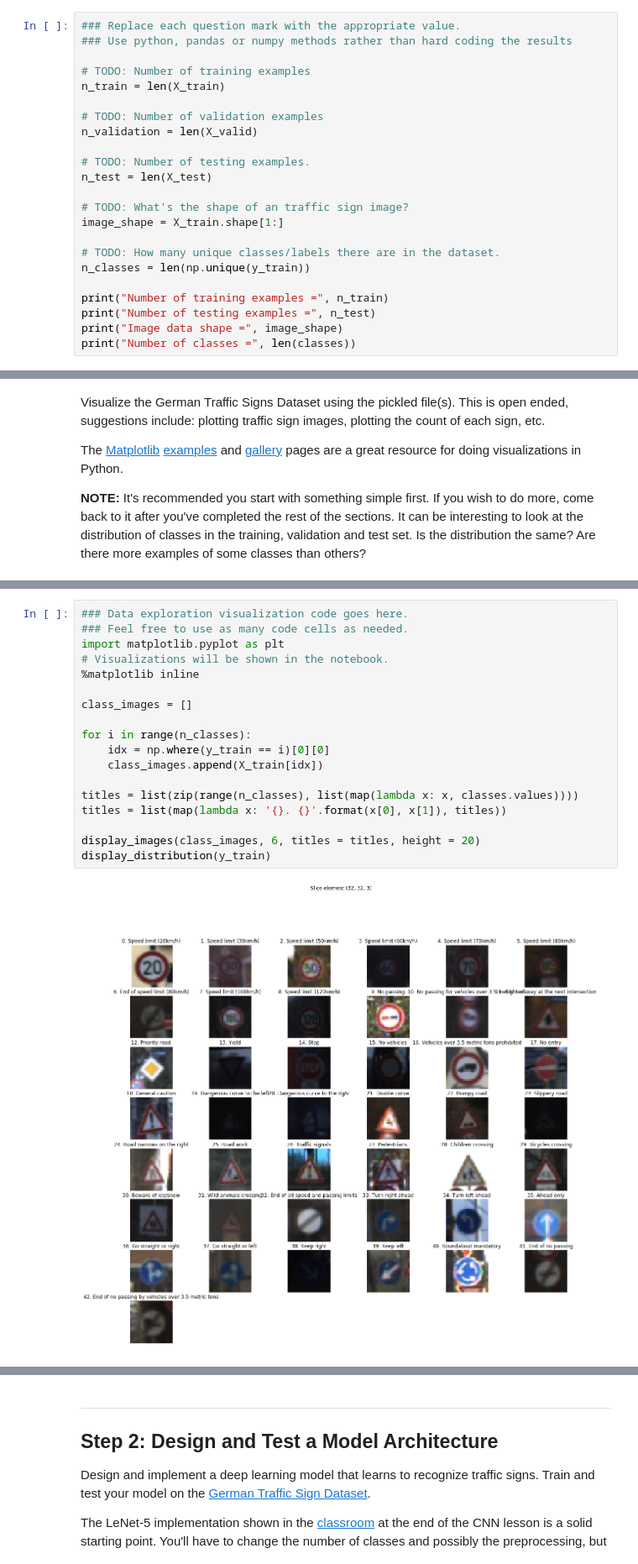
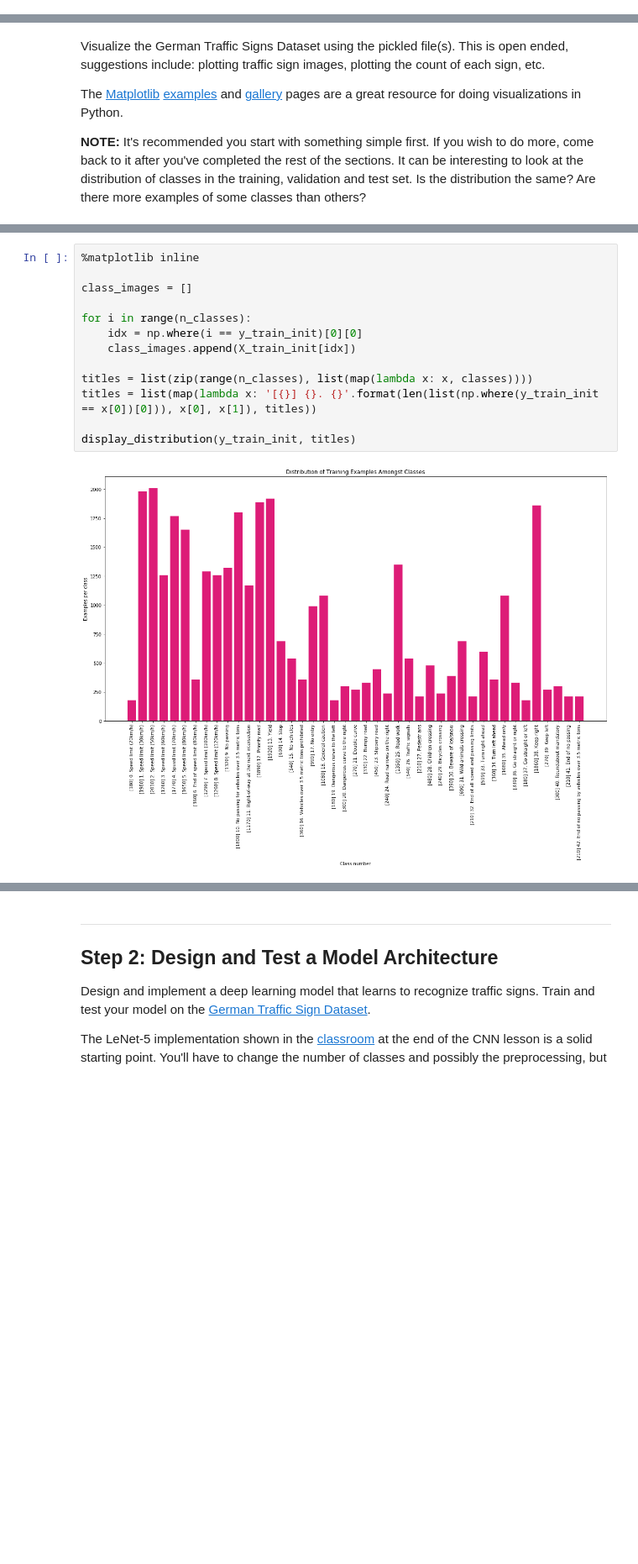
Before and after one commit to dmytronasyrov/CarND-Traffic-Sign-Classifier-Project, a Jupyter notebook: Traffic_Sign_Classifier.ipynb, the cells around one changed output, grey strips where cells are left out. Shown at 84% size. Drawn from its saved outputs; the diff is of its cells as text; blank space fills up the shorter version.

```diff
--- a/Traffic_Sign_Classifier.ipynb
+++ b/Traffic_Sign_Classifier.ipynb
@@ -150,26 +174,3 @@ The pickled data is a dictionary with 4 key/value pairs:
 Complete the basic data summary below. Use python, numpy and/or pandas methods to calculate the data summary rather than hard coding the results. For example, the [pandas shape method](http://pandas.pydata.org/pandas-docs/stable/generated/pandas.DataFrame.shape.html) might be useful for calculating some of the summary results.
 # %% [markdown]
 ### Provide a Basic Summary of the Data Set Using Python, Numpy and/or Pandas
-# %%
-### Replace each question mark with the appropriate value.
-### Use python, pandas or numpy methods rather than hard coding the results
-
-# TODO: Number of training examples
-n_train = len(X_train)
-
-# TODO: Number of validation examples
-n_validation = len(X_valid)
-
-# TODO: Number of testing examples.
-n_test = len(X_test)
-
-# TODO: What's the shape of an traffic sign image?
-image_shape = X_train.shape[1:]
-
-# TODO: How many unique classes/labels there are in the dataset.
-n_classes = len(np.unique(y_train))
-
-print("Number of training examples =", n_train)
-print("Number of testing examples =", n_test)
-print("Image data shape =", image_shape)
-print("Number of classes =", len(classes))
@@ -189,20 +219,15 @@ The [Matplotlib](http://matplotlib.org/) [examples](http://matplotlib.org/exampl
 # %%
-### Data exploration visualization code goes here.
-### Feel free to use as many code cells as needed.
-import matplotlib.pyplot as plt
-# Visualizations will be shown in the notebook.
 %matplotlib inline
 
 class_images = []
 
 for i in range(n_classes):
-    idx = np.where(y_train == i)[0][0]
-    class_images.append(X_train[idx])
+    idx = np.where(i == y_train_init)[0][0]
+    class_images.append(X_train_init[idx])
 
-titles = list(zip(range(n_classes), list(map(lambda x: x, classes.values))))
-titles = list(map(lambda x: '{}. {}'.format(x[0], x[1]), titles))
+titles = list(zip(range(n_classes), list(map(lambda x: x, classes))))
+titles = list(map(lambda x: '[{}] {}. {}'.format(len(list(np.where(y_train_init == x[0])[0])), x[0], x[1]), titles))
 
-display_images(class_images, 6, titles = titles, height = 20)
-display_distribution(y_train)
+display_distribution(y_train_init, titles)
 # %% [output]
-[figure, old version]
+[figure, new version]
```
Also changed, not shown: parts of 16 cells of this notebook, 5 other files.
